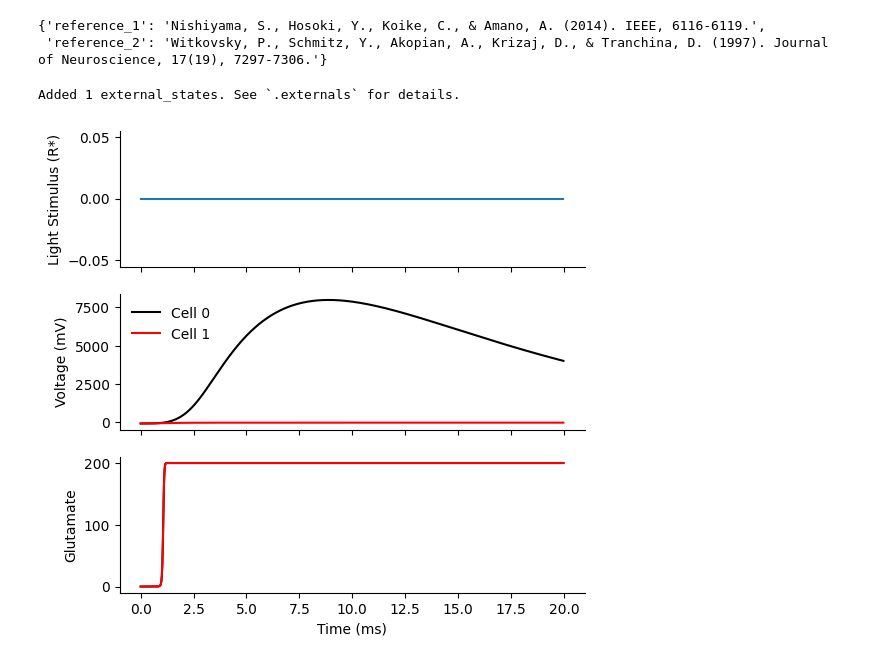
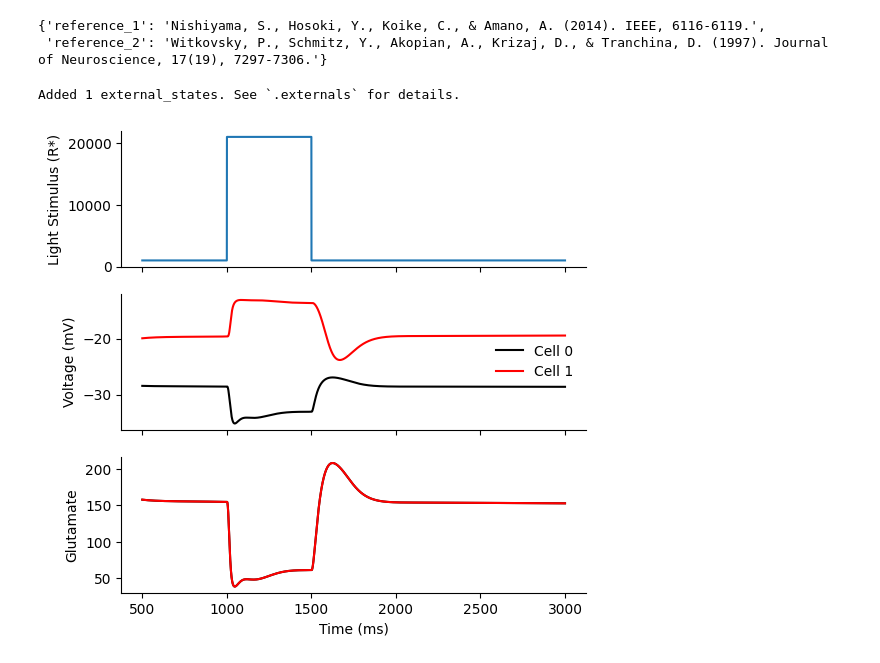
Before and after one commit to jaxleyverse/jaxley-mech, a Jupyter notebook: notebooks/synapses/nhka14.ipynb, the cells around one changed output. Saved outputs shown, nothing was run; the diff lists cells and outputs as text; code cells hidden in the pictures.

```diff
--- a/notebooks/synapses/nhka14.ipynb
+++ b/notebooks/synapses/nhka14.ipynb
@@ -33,7 +35,6 @@ META
 # %%
 n_cells = 2
 dt = 0.025
-t_max = 20
 _ = np.random.seed(0)
 
 # Define a compartment, branch, and cell
@@ -48,46 +49,65 @@ connect(
 )
 
 # Insert mechanisms
+network.cell(0).insert(Kv())
+network.cell(0).insert(Hyper())
+network.cell(0).insert(Ca())
+network.cell(0).insert(ClCa())
+network.cell(0).insert(KCa())
+network.cell(0).insert(CaPump())
+network.cell(0).insert(CaNernstReversal())
 network.cell(0).insert(Leak())
 network.cell(0).insert(Phototransduction())
 network.cell(1).insert(Leak())
 
+network.init_states()
+
 # Set voltages to resting membrane potential
-network.cell([0, 1]).set("v", -70.0)
+network.cell([0, 1]).set("v", -60.0)
 
 network.delete_recordings()
 # Record voltage
 network.cell(0).branch(0).comp(0).record(verbose=False)
 network.cell(1).branch(0).loc(0).record(verbose=False)
 # Record glutamate
 network.cell(0).branch(0).comp(0).record("mGluR6_Glu", verbose=False)
 network.cell(1).branch(0).loc(0).record("mGluR6_Glu", verbose=False)
 
 # Design stimulus
-time = np.arange(0, t_max, step=dt)
-Jhv = np.zeros_like(time)
-Jhv[100:150] = 0
+background_intensity = 10e2
+intensity = 20 * 10e2
+pre_light_time = 1000  # ms
+light_on_time = 500  # ms
+total_time = pre_light_time + 2000 # ms
+dt = 0.025 # ms
+time_steps = int(total_time / dt)
+Jhv = jnp.zeros(time_steps) + background_intensity
+light_on_start = int(pre_light_time / dt)
+light_on_end = int((pre_light_time + light_on_time) / dt)
+Jhv = Jhv.at[light_on_start:light_on_end].set(background_intensity + intensity)
 
 # Clamp the phototransduction current
 network.cell(0).clamp("Phototransduction_Stim", Jhv)
 
-v = jx.integrate(network, t_max=t_max, delta_t=dt, solver="fwd_euler")
+v = jx.integrate(network, t_max=total_time, delta_t=dt, solver="fwd_euler")
 
 fig, ax = plt.subplots(3, 1, figsize=(6, 6), sharex=True)
 colors = ["k", "r"]
+ramp_up = 500 # ms
+time = jnp.arange(ramp_up, total_time, dt)
 
-_ = ax[0].plot(time, Jhv)
+_ = ax[0].plot(time, Jhv[int(ramp_up/dt):])
 for i in range(2):
-    ax[1].plot(time, v[i, :-1], color=colors[i], label=f"Cell {i}")
-    ax[2].plot(time, v[i + 2, :-1], color=colors[i], label=f"Cell {i}")
+    ax[1].plot(time, v[i, int(ramp_up/dt):-1], color=colors[i], label=f"Cell {i}")
+    ax[2].plot(time, v[i + 2, int(ramp_up/dt):-1], color=colors[i], label=f"Cell {i}")
 
 ax[0].set_ylabel("Light Stimulus (R*)")
 ax[1].set_ylabel("Voltage (mV)")
 ax[1].legend(frameon=False)
 ax[2].set_ylabel("Glutamate")
 ax[2].set_xlabel("Time (ms)")
 
 sns.despine();
 # %% [output]
 Added 1 external_states. See `.externals` for details.
-[figure, old version]
+[figure, new version]
```
Also changed, not shown: parts of 2 cells of this notebook, 1 other file.
